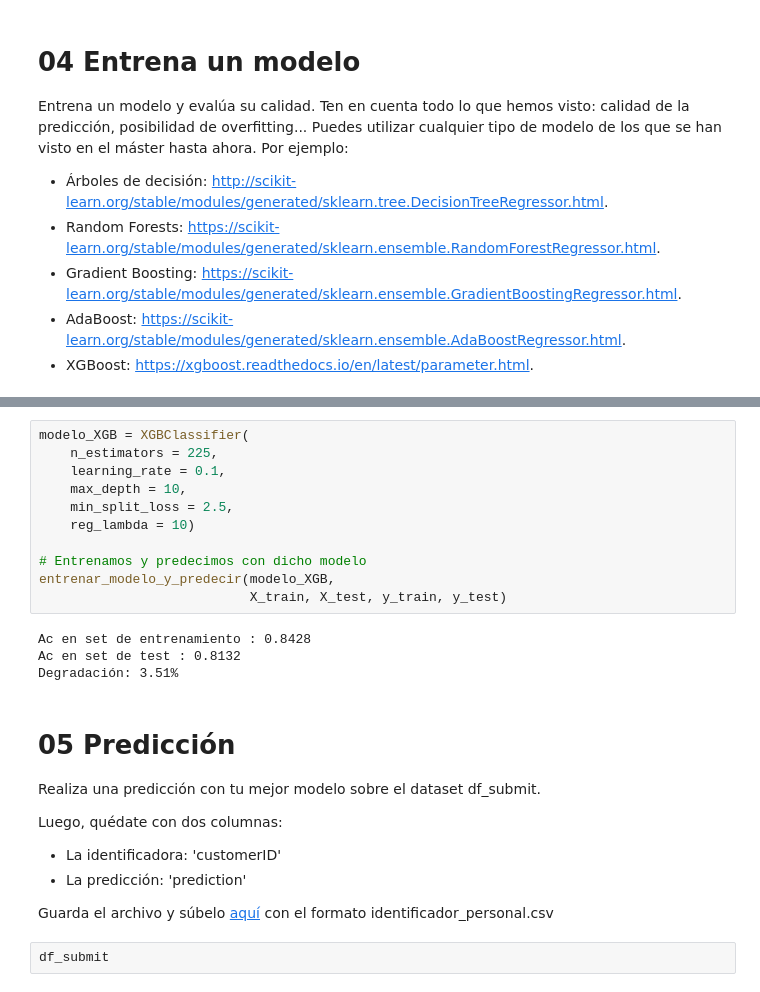
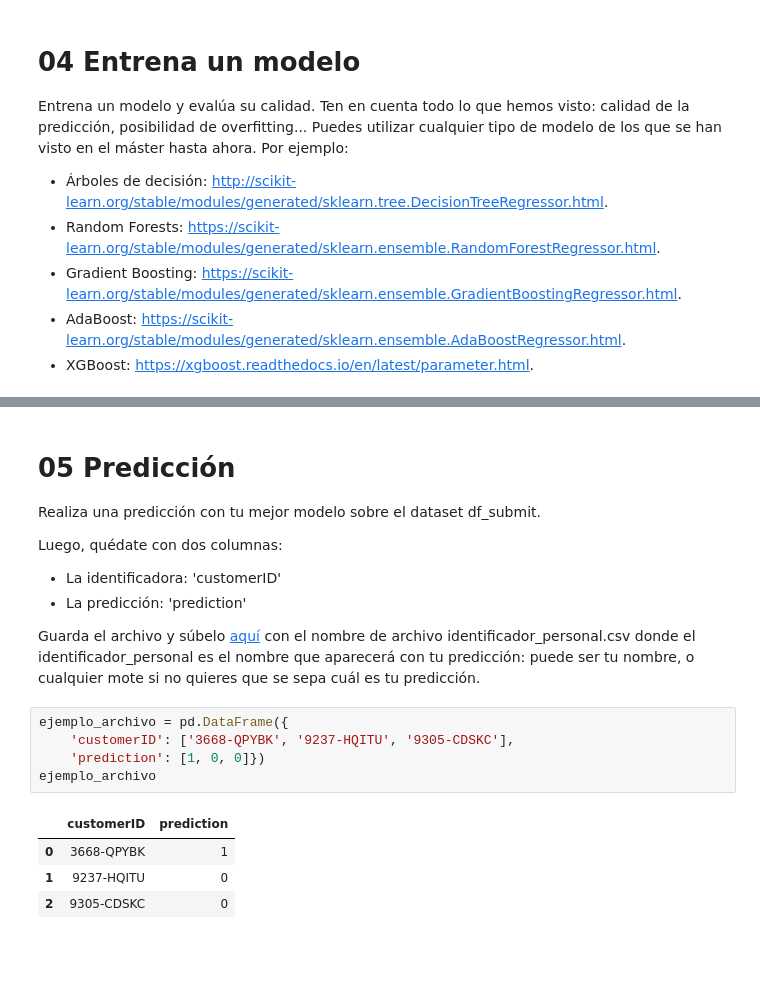
Before and after one commit to JotaBlanco/TheValley, a Jupyter notebook: Advanced_ML_AI/Clase_02_Optimizacion_Modelos/02B_|_Ejercicio_CHALLENGE.ipynb, the cells around one changed output, grey strips where cells are left out. Cells and saved outputs as stored; diff of their text form; blank space fills up the shorter version.

```diff
--- a/Advanced_ML_AI/Clase_02_Optimizacion_Modelos/02B_|_Ejercicio_CHALLENGE.ipynb
+++ b/Advanced_ML_AI/Clase_02_Optimizacion_Modelos/02B_|_Ejercicio_CHALLENGE.ipynb
@@ -330,18 +194,3 @@ Degradación: 2.12%
-# %%
-modelo_XGB = XGBClassifier(
-    n_estimators = 225,
-    learning_rate = 0.1,
-    max_depth = 10,
-    min_split_loss = 2.5,
-    reg_lambda = 10)
-
-# Entrenamos y predecimos con dicho modelo
-entrenar_modelo_y_predecir(modelo_XGB,
-                           X_train, X_test, y_train, y_test)
-# %% [output]
-Ac en set de entrenamiento : 0.8428
-Ac en set de test : 0.8132
-Degradación: 3.51%
 # %% [markdown]
 # 05 Predicción
 Realiza una predicción con tu mejor modelo sobre el dataset df_submit.
@@ -353,6 +202,14 @@ Luego, quédate con dos columnas:
 *   La predicción: 'prediction'
 
 
-Guarda el archivo y súbelo [aquí](https://drive.google.com/drive/folders/1CWoVRO5N7lx-eTmvd4Aa94z8fS1ASrI5?usp=sharing) con el formato identificador_personal.csv
+Guarda el archivo y súbelo [aquí](https://drive.google.com/drive/folders/1CWoVRO5N7lx-eTmvd4Aa94z8fS1ASrI5?usp=sharing) con el nombre de archivo identificador_personal.csv donde el identificador_personal es el nombre que aparecerá con tu predicción: puede ser tu nombre, o cualquier mote si no quieres que se sepa cuál es tu predicción.
-# %%
-df_submit
+# %%
+ejemplo_archivo = pd.DataFrame({
+    'customerID': ['3668-QPYBK', '9237-HQITU', '9305-CDSKC'],
+    'prediction': [1, 0, 0]})
+ejemplo_archivo
+# %% [output]
+|  | customerID | prediction |
+| 0 | 3668-QPYBK | 1 |
+| 1 | 9237-HQITU | 0 |
+| 2 | 9305-CDSKC | 0 |
```
Also changed, not shown: parts of 13 cells of this notebook.
